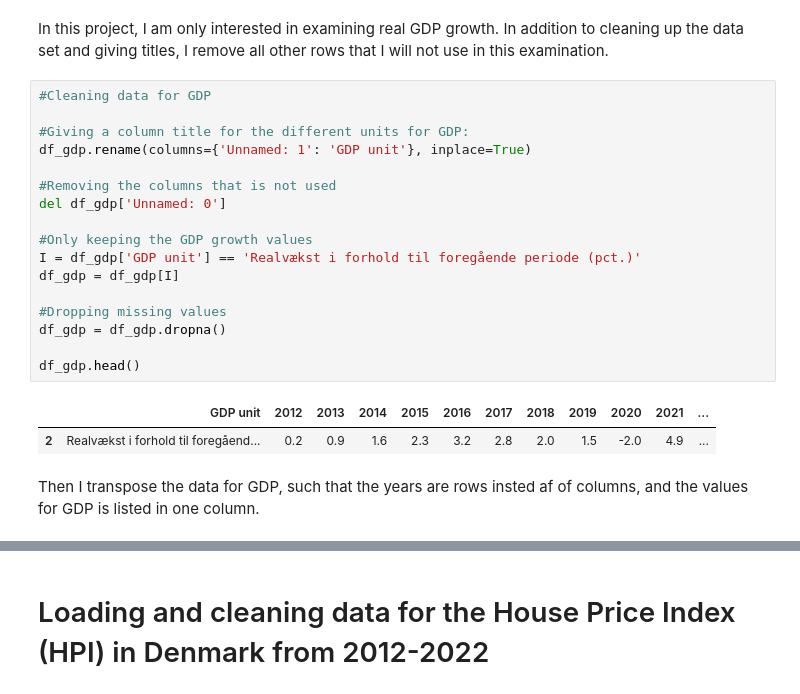
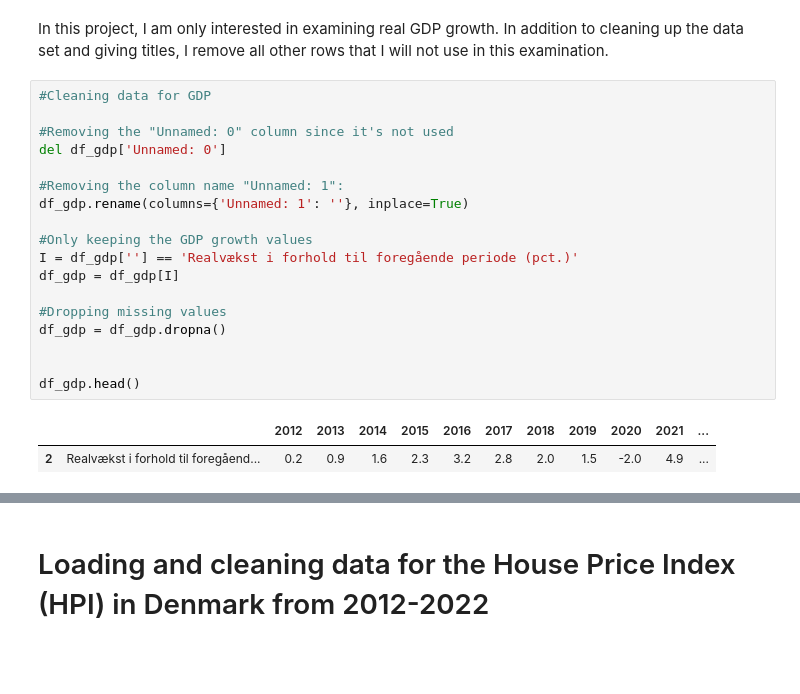
Before and after one commit to NumEconCopenhagen/projects-2023-lnp953, a Jupyter notebook: dataproject/dataproject.ipynb, the cells around one changed output, grey strips where cells are left out. Cells and saved outputs as stored; diff of their text form; blank space fills up the shorter version.

```diff
--- a/dataproject/dataproject.ipynb
+++ b/dataproject/dataproject.ipynb
@@ -47,24 +50,21 @@ In this project, I am only interested in examining real GDP growth. In addition
 # %%
 #Cleaning data for GDP
 
-#Giving a column title for the different units for GDP:
-df_gdp.rename(columns={'Unnamed: 1': 'GDP unit'}, inplace=True)
-
-#Removing the columns that is not used
+#Removing the "Unnamed: 0" column since it's not used
 del df_gdp['Unnamed: 0']
 
+#Removing the column name "Unnamed: 1":
+df_gdp.rename(columns={'Unnamed: 1': ''}, inplace=True)
+
 #Only keeping the GDP growth values
-I = df_gdp['GDP unit'] == 'Realvækst i forhold til foregående periode (pct.)'
+I = df_gdp[''] == 'Realvækst i forhold til foregående periode (pct.)'
 df_gdp = df_gdp[I]
 
 #Dropping missing values
 df_gdp = df_gdp.dropna()
 
+
 df_gdp.head()
 # %% [output]
-|  | GDP unit | 2012 | 2013 | 2014 | 2015 | 2016 | 2017 | 2018 | 2019 | 2020 | 2021 | ... |
+|  |  | 2012 | 2013 | 2014 | 2015 | 2016 | 2017 | 2018 | 2019 | 2020 | 2021 | ... |
 | 2 | Realvækst i forhold til foregåend... | 0.2 | 0.9 | 1.6 | 2.3 | 3.2 | 2.8 | 2.0 | 1.5 | -2.0 | 4.9 | ... |
-# %% [markdown]
-
-
-Then I transpose the data for GDP, such that the years are rows insted af of columns, and the values for GDP is listed in one column.
```
Also changed, not shown: parts of 26 cells of this notebook, 5 other files.
